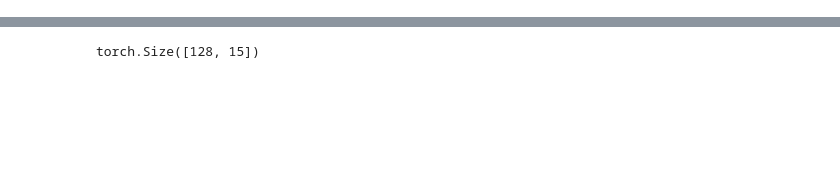
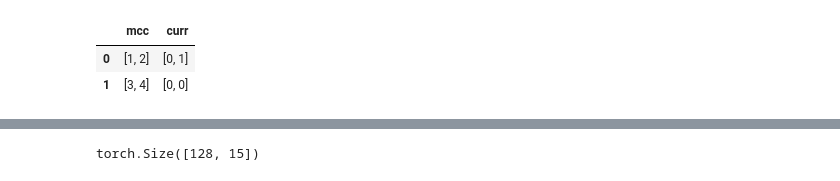
Before and after one commit to VityaVitalich/MLEM, a Jupyter notebook: experiments/rosbank/notebooks/testing.ipynb, the cells around one changed output, grey strips where cells are left out. Cells and saved outputs as stored; diff of their text form; code cells hidden in the pictures; blank space fills up the shorter version.

```diff
--- a/experiments/rosbank/notebooks/testing.ipynb
+++ b/experiments/rosbank/notebooks/testing.ipynb
@@ -61,3 +61,10 @@ train_loader, valid_loader = create_data_loaders(conf)
 # %%
 for batch in train_loader:
     break
+# %%
+df_dic = {'mcc': [[1, 2], [3,4]], 'curr': [[0,1], [0,0]]}
+pd.DataFrame.from_dict(df_dic)
+# %% [output]
+|  | mcc | curr |
+| 0 | [1, 2] | [0, 1] |
+| 1 | [3, 4] | [0, 0] |
```
Also changed, not shown: parts of 31 cells of this notebook, 5 other files.
